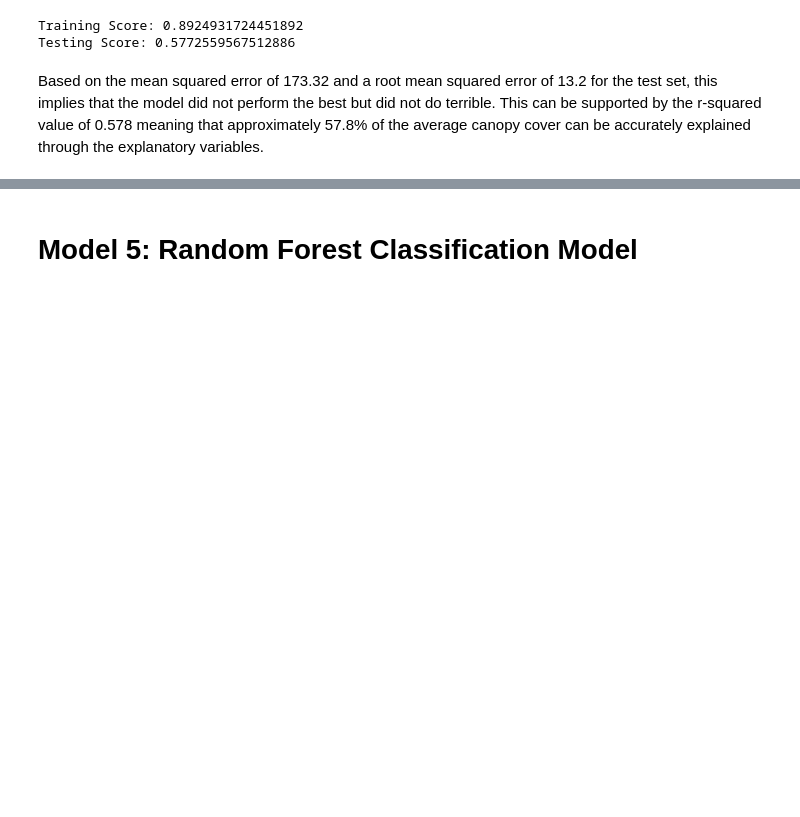
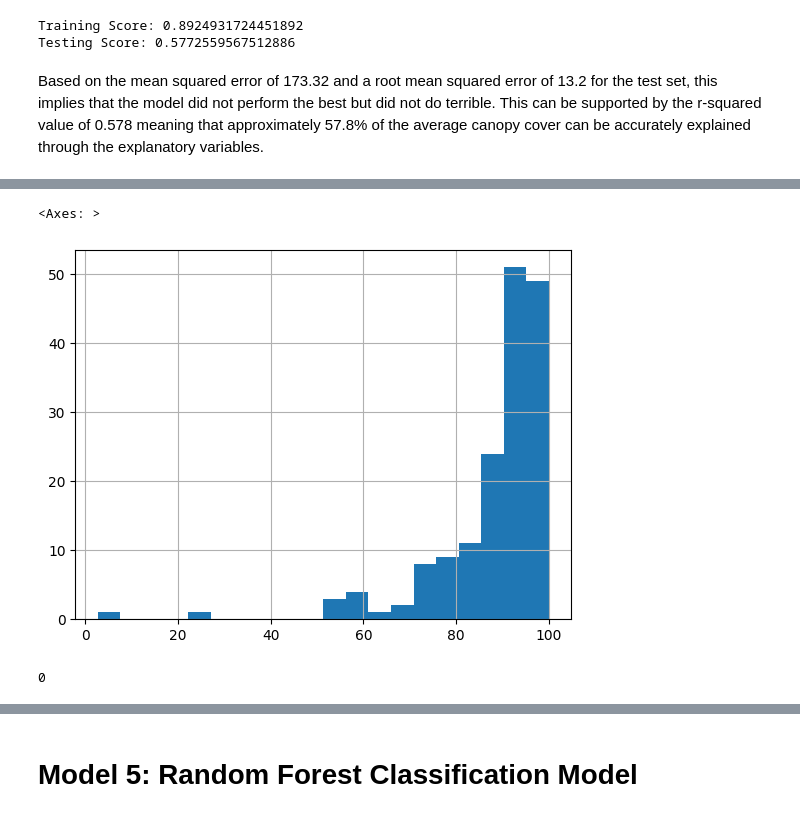
Before and after one commit to Graviton12/CS-430-Group-Project, a Jupyter notebook: cherokee_park_models.ipynb, the cells around one changed output, grey strips where cells are left out. Cells and saved outputs as stored; diff of their text form; code cells hidden in the pictures; blank space fills up the shorter version.

```diff
--- a/cherokee_park_models.ipynb
+++ b/cherokee_park_models.ipynb
@@ -1541,0 +1557,4 @@ Based on the mean squared error of 173.32 and a root mean squared error of 13.2
+# %%
+# loading dataset
+# using skiprows=1 to skip the first row of the dataset
+regression_data_2021=pd.read_excel("/content/drive/MyDrive/CS 430 Group Project/olmstead_dataset.xlsx", sheet_name="2021 Cherokee Invasive Survey", skiprows=1)
@@ -1541,0 +1577,6 @@ Based on the mean squared error of 173.32 and a root mean squared error of 13.2
+# %%
+# renaming columns
+regression_data_2021 = regression_data_2021.rename(columns={'Trimble\nStation':'Trimble_station', 'Calculated using formula in densiometer.1':'average_canopy_cover', 'Calculated using formula in densiometer':'form_densiometer'})
+
+# checking if cherokee was removed
+regression_data_2021.head()
@@ -1541,0 +1591,12 @@ Based on the mean squared error of 173.32 and a root mean squared error of 13.2
+# %%
+# graphing the distribution of average canopy cover
+regression_data_2021['average_canopy_cover'].hist(bins=20)
+# the data fot average canopy cover is left skewed so if any missing values present, we will use zeros
+# %% [output]
+<Axes: >
+[figure, added]
+# %%
+# checking how amny nul values average canopy cover has
+regression_data_2021['average_canopy_cover'].isnull().sum()
+# %% [output]
+0
```
Also changed, not shown: parts of 51 cells of this notebook.
